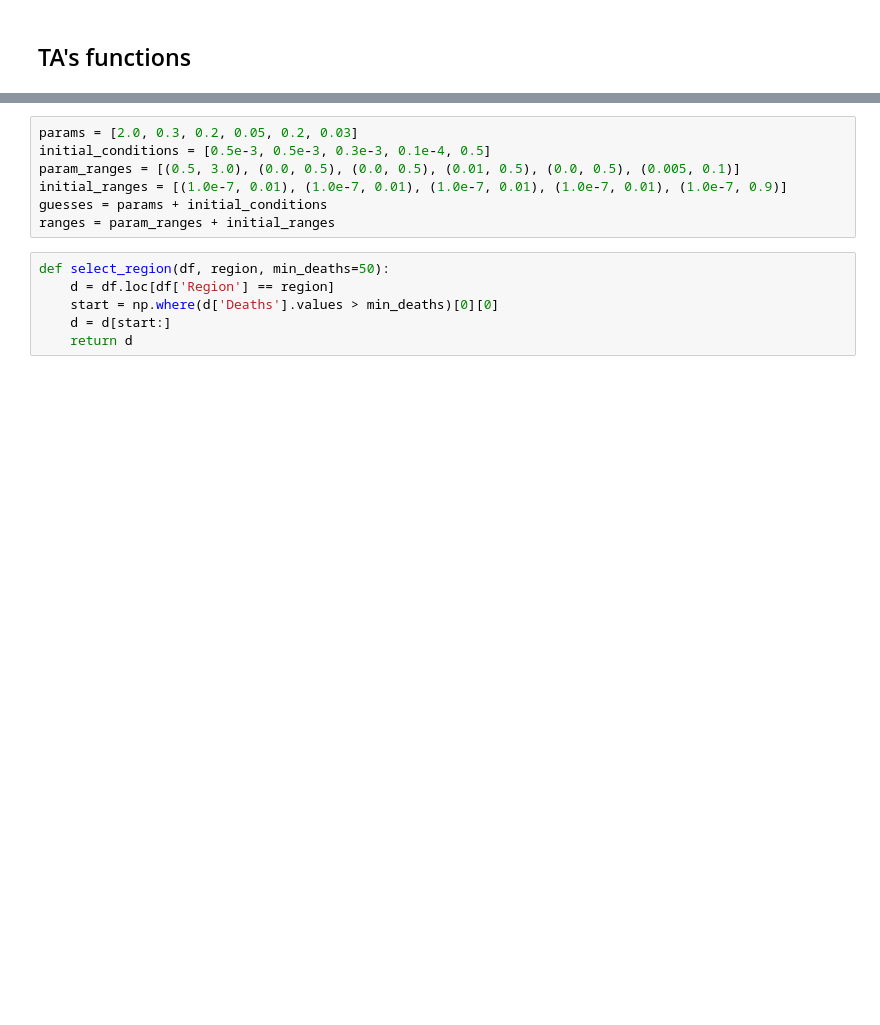
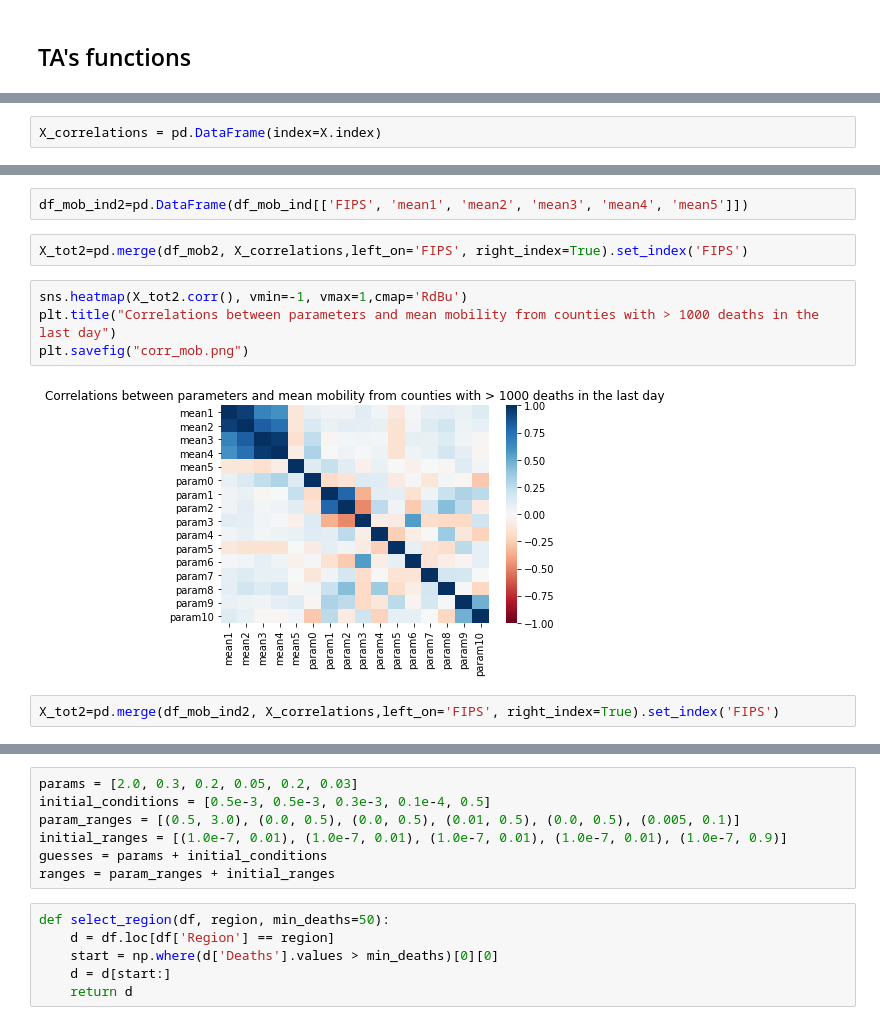
Before and after one commit to danielnee2/SKTW, a Jupyter notebook: TC/prediction_TC.ipynb, the cells around one changed output, grey strips where cells are left out. Cells and saved outputs as stored; diff of their text form; blank space fills up the shorter version.

```diff
--- a/TC/prediction_TC.ipynb
+++ b/TC/prediction_TC.ipynb
@@ -252,0 +444,2 @@ def fit_leastsq_qd(params, data):
+# %%
+X_correlations = pd.DataFrame(index=X.index)
@@ -252,0 +563,12 @@ def fit_leastsq_qd(params, data):
+# %%
+df_mob_ind2=pd.DataFrame(df_mob_ind[['FIPS', 'mean1', 'mean2', 'mean3', 'mean4', 'mean5']])
+# %%
+X_tot2=pd.merge(df_mob2, X_correlations,left_on='FIPS', right_index=True).set_index('FIPS')
+# %%
+sns.heatmap(X_tot2.corr(), vmin=-1, vmax=1,cmap='RdBu')
+plt.title("Correlations between parameters and mean mobility from counties with > 1000 deaths in the last day")
+plt.savefig("corr_mob.png")
+# %% [output]
+[figure, added]
+# %%
+X_tot2=pd.merge(df_mob_ind2, X_correlations,left_on='FIPS', right_index=True).set_index('FIPS')
```
Also changed, not shown: parts of 65 cells of this notebook, 3 other files.
